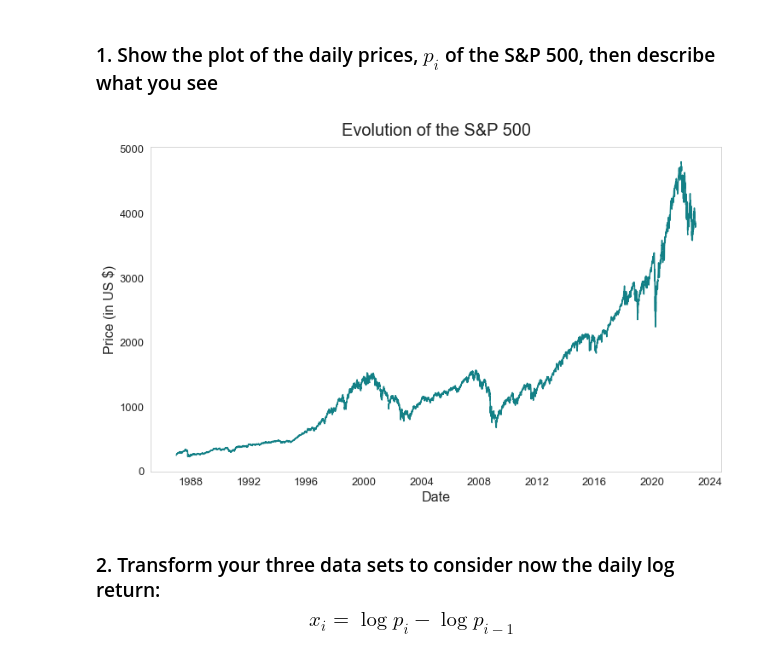
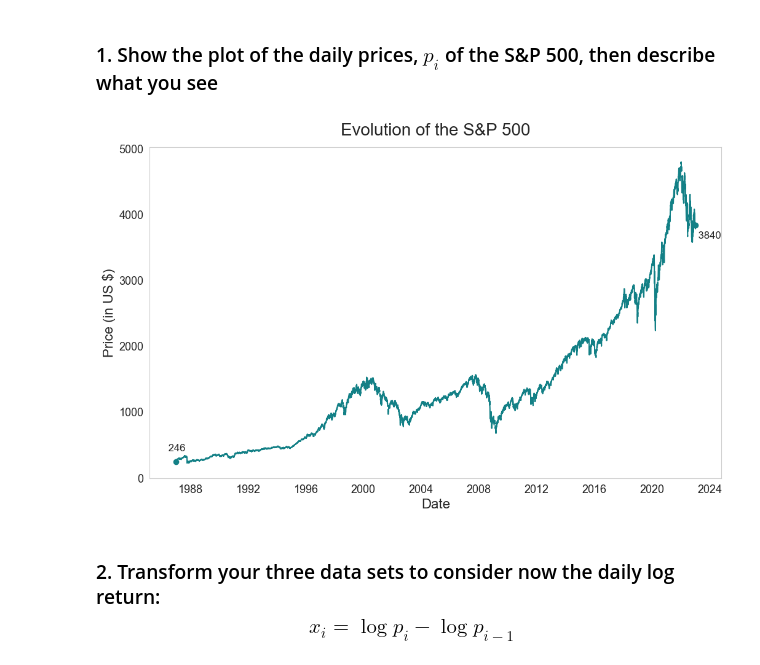
Before and after one commit to oskargirardin/QRM_Project, a Jupyter notebook: final_project_Oskar.ipynb, the cells around one changed output. Cells and saved outputs as stored; diff of their text form; code cells hidden in the pictures.

```diff
--- a/final_project_Oskar.ipynb
+++ b/final_project_Oskar.ipynb
@@ -62,7 +62,7 @@ prices
 ### 1. Show the plot of the daily prices, $p_i$ of the S&P 500, then describe what you see
 # %%
 
-def plot_time_series(df, col_name, ylab = 'Price (in US $)', title = None, xlab = "Date", perc=False):
+def plot_time_series(df, col_name, ylab = 'Price (in US $)', title = None, xlab = "Date", perc=False, save = False, end_markers = False):
     # Create the plot
     fig, ax = plt.subplots(figsize=(12, 7))
     ax.plot(df.index, df[col_name], color = DARK_COL)
@@ -75,16 +75,32 @@ def plot_time_series(df, col_name, ylab = 'Price (in US $)', title = None, xlab
     if perc:
         ax.yaxis.set_major_formatter(mtick.PercentFormatter(decimals=0))
 
+    # End markers
+    if end_markers:
+        ax.scatter(df.index[0], df[col_name][0], color = DARK_COL)
+        ax.scatter(df.index[-1], df[col_name][-1], color = DARK_COL)
+
+        ax.text(df.index[0], df[col_name][0]+200, s=f"{df[col_name][0]: .0f}",
+                fontsize = 12,
+                horizontalalignment = "center",
+                verticalalignment = "center"
+                )
+        ax.text(df.index[-1], df[col_name][-1]-200, s=f"{df[col_name][-1]: .0f}", fontsize = 12)
+
     # Tick size
     plt.yticks(fontsize=13)
     plt.xticks(fontsize=13)
 
+    # Save plot
+    if save:
+        plt.savefig(f"./imgs/{title}")
+
     # Show the plot
     plt.show()
 # %%
-plot_time_series(prices, "SP500", title="Evolution of the S&P 500")
+plot_time_series(prices, "SP500", title="Evolution of the S&P 500", save=True, end_markers=True)
 # %% [output]
-[figure, old version]
+[figure, new version]
 # %% [markdown]
 ### 2. Transform your three data sets to consider now the daily log return: $$x_i = \log p_i - \log p_{i-1}$$ and give a plot of this new data set (x_i, i = 1,...,n) for the S&P 500. What do you notice? Why did we perform this transformation? We consider the obtained returns as realization of three random variables (rv)’s: $U$ the rv for the S&P 500 returns, $V$ the rv for the FTSE returns, and $W$ the rv for the DAX.
 # %%
```
Also changed, not shown: parts of 29 cells of this notebook, 3 other files.
